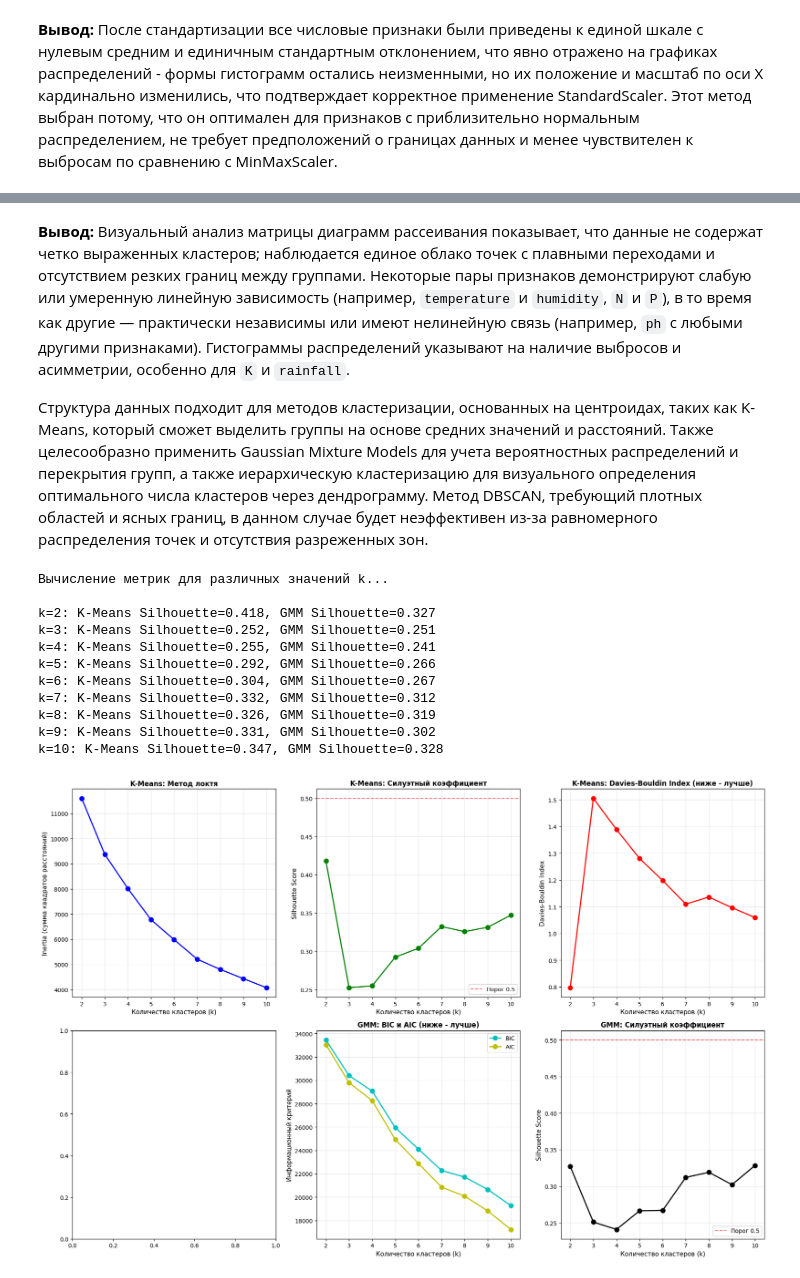
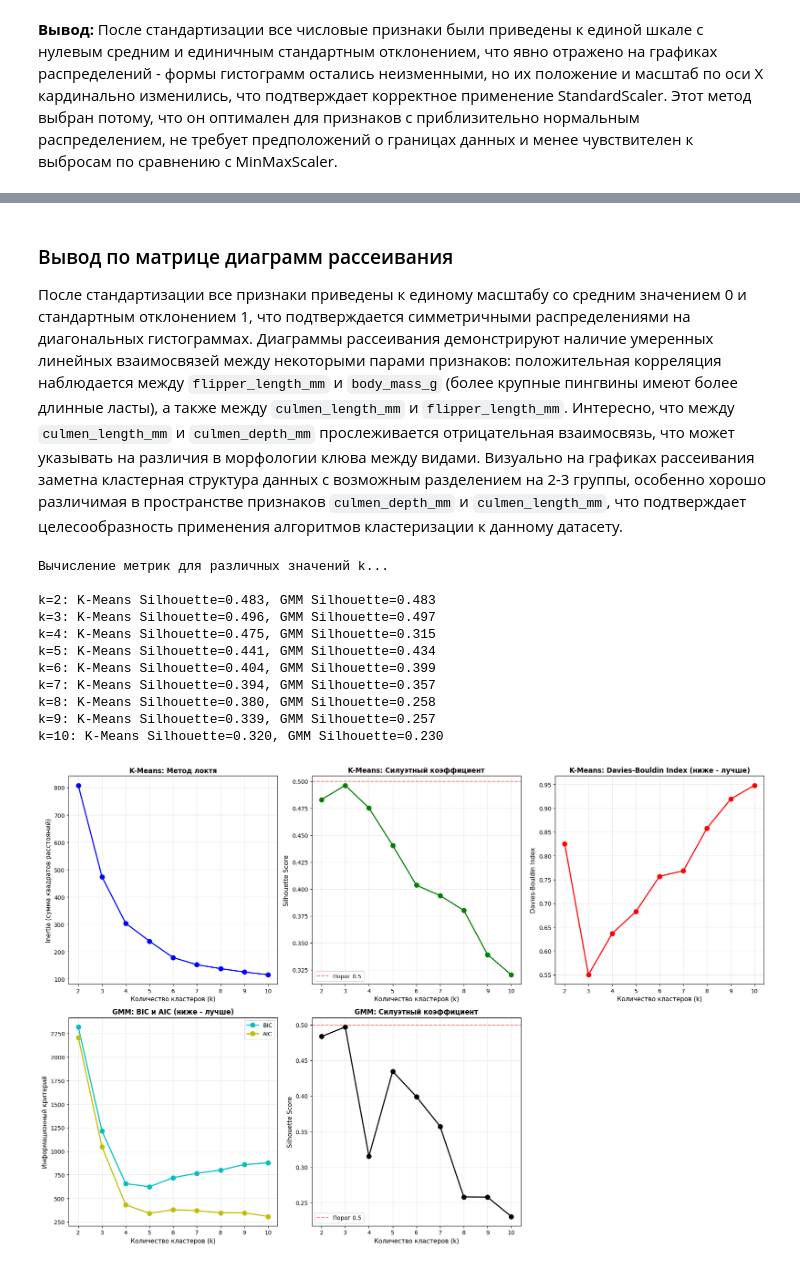
Before and after one commit to vainga/ML_labs, a Jupyter notebook: LAB4/lab4.ipynb, the cells around one changed output, grey strips where cells are left out. Cells and saved outputs as stored; diff of their text form; code cells hidden in the pictures.

```diff
--- a/LAB4/lab4.ipynb
+++ b/LAB4/lab4.ipynb
@@ -78,7 +58,7 @@ from scipy.spatial.distance import cdist
 # %% [markdown]
 <h3>Описательный анализ</h3>
 # %%
-dataset_path = r"F:\ml\datasets\Crop_recommendation.csv"
+dataset_path = r"penguins.csv"
 df = pd.read_csv(dataset_path)
 
 print("Первые строки")
@@ -119,3 +115,3 @@ label          0
 dtype: int64
 # %%
-df = df[(df != 0).all(axis=1)]
+df = df.dropna()
@@ -216,9 +348,9 @@ plt.show()
 # %% [markdown]
-<b>Вывод:</b> Визуальный анализ матрицы диаграмм рассеивания показывает, что данные не содержат четко выраженных кластеров; наблюдается единое облако точек с плавными переходами и отсутствием резких границ между группами. Некоторые пары признаков демонстрируют слабую или умеренную линейную зависимость (например, `temperature` и `humidity`, `N` и `P`), в то время как другие — практически независимы или имеют нелинейную связь (например, `ph` с любыми другими признаками). Гистограммы распределений указывают на наличие выбросов и асимметрии, особенно для `K` и `rainfall`.
+### Вывод по матрице диаграмм рассеивания
 
-Структура данных подходит для методов кластеризации, основанных на центроидах, таких как K-Means, который сможет выделить группы на основе средних значений и расстояний. Также целесообразно применить Gaussian Mixture Models для учета вероятностных распределений и перекрытия групп, а также иерархическую кластеризацию для визуального определения оптимального числа кластеров через дендрограмму. Метод DBSCAN, требующий плотных областей и ясных границ, в данном случае будет неэффективен из-за равномерного распределения точек и отсутствия разреженных зон.
+После стандартизации все признаки приведены к единому масштабу со средним значением 0 и стандартным отклонением 1, что подтверждается симметричными распределениями на диагональных гистограммах. Диаграммы рассеивания демонстрируют наличие умеренных линейных взаимосвязей между некоторыми парами признаков: положительная корреляция наблюдается между `flipper_length_mm` и `body_mass_g` (более крупные пингвины имеют более длинные ласты), а также между `culmen_length_mm` и `flipper_length_mm`. Интересно, что между `culmen_length_mm` и `culmen_depth_mm` прослеживается отрицательная взаимосвязь, что может указывать на различия в морфологии клюва между видами. Визуально на графиках рассеивания заметна кластерная структура данных с возможным разделением на 2-3 группы, особенно хорошо различимая в пространстве признаков `culmen_depth_mm` и `culmen_length_mm`, что подтверждает целесообразность применения алгоритмов кластеризации к данному датасету.
 # %%
-numerical_features = ['N', 'P', 'K', 'temperature', 'humidity', 'ph', 'rainfall']
+numerical_features = ['culmen_length_mm', 'culmen_depth_mm', 'flipper_length_mm', 'body_mass_g']
 X = df_scaled[numerical_features].values
 k_range = range(2, 11)
 
@@ -253,15 +385,15 @@ for k in k_range:
 # %% [output]
 Вычисление метрик для различных значений k...
 
-k=2: K-Means Silhouette=0.418, GMM Silhouette=0.327
-k=3: K-Means Silhouette=0.252, GMM Silhouette=0.251
-k=4: K-Means Silhouette=0.255, GMM Silhouette=0.241
-k=5: K-Means Silhouette=0.292, GMM Silhouette=0.266
-k=6: K-Means Silhouette=0.304, GMM Silhouette=0.267
-k=7: K-Means Silhouette=0.332, GMM Silhouette=0.312
-k=8: K-Means Silhouette=0.326, GMM Silhouette=0.319
-k=9: K-Means Silhouette=0.331, GMM Silhouette=0.302
-k=10: K-Means Silhouette=0.347, GMM Silhouette=0.328
+k=2: K-Means Silhouette=0.483, GMM Silhouette=0.483
+k=3: K-Means Silhouette=0.496, GMM Silhouette=0.497
+k=4: K-Means Silhouette=0.475, GMM Silhouette=0.315
+k=5: K-Means Silhouette=0.441, GMM Silhouette=0.434
+k=6: K-Means Silhouette=0.404, GMM Silhouette=0.399
+k=7: K-Means Silhouette=0.394, GMM Silhouette=0.357
+k=8: K-Means Silhouette=0.380, GMM Silhouette=0.258
+k=9: K-Means Silhouette=0.339, GMM Silhouette=0.257
+k=10: K-Means Silhouette=0.320, GMM Silhouette=0.230
 # %%
 fig, axes = plt.subplots(2, 3, figsize=(18, 12))
 
@@ -271,49 +403,51 @@ axes[0, 0].set_xlabel('Количество кластеров (k)', fontsize=11
 axes[0, 0].set_ylabel('Inertia (сумма квадратов расстояний)', fontsize=11)
 axes[0, 0].set_title('K-Means: Метод локтя', fontsize=12, fontweight='bold')
 axes[0, 0].grid(True, alpha=0.3)
 axes[0, 0].set_xticks(k_range)
 
 # K-Means: Силуэтный анализ
 axes[0, 1].plot(k_range, kmeans_silhouette, 'go-', linewidth=2, markersize=8)
 axes[0, 1].set_xlabel('Количество кластеров (k)', fontsize=11)
 axes[0, 1].set_ylabel('Silhouette Score', fontsize=11)
 axes[0, 1].set_title('K-Means: Силуэтный коэффициент', fontsize=12, fontweight='bold')
 axes[0, 1].grid(True, alpha=0.3)
 axes[0, 1].set_xticks(k_range)
 axes[0, 1].axhline(y=0.5, color='r', linestyle='--', alpha=0.5, label='Порог 0.5')
 axes[0, 1].legend()
 
 # K-Means: Davies-Bouldin Index
 axes[0, 2].plot(k_range, kmeans_davies_bouldin, 'ro-', linewidth=2, markersize=8)
 axes[0, 2].set_xlabel('Количество кластеров (k)', fontsize=11)
 axes[0, 2].set_ylabel('Davies-Bouldin Index', fontsize=11)
 axes[0, 2].set_title('K-Means: Davies-Bouldin Index (ниже - лучше)', fontsize=12, fontweight='bold')
 axes[0, 2].grid(True, alpha=0.3)
 axes[0, 2].set_xticks(k_range)
 
 # GMM: BIC и AIC
-ax_gmm = axes[1, 1]
-ax_gmm.plot(k_range, gmm_bic, 'co-', linewidth=2, markersize=8, label='BIC')
-ax_gmm.plot(k_range, gmm_aic, 'yo-', linewidth=2, markersize=8, label='AIC')
-ax_gmm.set_xlabel('Количество кластеров (k)', fontsize=11)
-ax_gmm.set_ylabel('Информационный критерий', fontsize=11)
-ax_gmm.set_title('GMM: BIC и AIC (ниже - лучше)', fontsize=12, fontweight='bold')
-ax_gmm.grid(True, alpha=0.3)
-ax_gmm.set_xticks(k_range)
-ax_gmm.legend()
+axes[1, 0].plot(k_range, gmm_bic, 'co-', linewidth=2, markersize=8, label='BIC')
+axes[1, 0].plot(k_range, gmm_aic, 'yo-', linewidth=2, markersize=8, label='AIC')
+axes[1, 0].set_xlabel('Количество кластеров (k)', fontsize=11)
+axes[1, 0].set_ylabel('Информационный критерий', fontsize=11)
+axes[1, 0].set_title('GMM: BIC и AIC (ниже - лучше)', fontsize=12, fontweight='bold')
+axes[1, 0].grid(True, alpha=0.3)
+axes[1, 0].set_xticks(k_range)
+axes[1, 0].legend()
 
 # GMM: Силуэтный анализ
-axes[1, 2].plot(k_range, gmm_silhouette, 'ko-', linewidth=2, markersize=8)
-axes[1, 2].set_xlabel('Количество кластеров (k)', fontsize=11)
-axes[1, 2].set_ylabel('Silhouette Score', fontsize=11)
-axes[1, 2].set_title('GMM: Силуэтный коэффициент', fontsize=12, fontweight='bold')
-axes[1, 2].grid(True, alpha=0.3)
-axes[1, 2].set_xticks(k_range)
-axes[1, 2].axhline(y=0.5, color='r', linestyle='--', alpha=0.5, label='Порог 0.5')
-axes[1, 2].legend()
+axes[1, 1].plot(k_range, gmm_silhouette, 'ko-', linewidth=2, markersize=8)
+axes[1, 1].set_xlabel('Количество кластеров (k)', fontsize=11)
+axes[1, 1].set_ylabel('Silhouette Score', fontsize=11)
+axes[1, 1].set_title('GMM: Силуэтный коэффициент', fontsize=12, fontweight='bold')
+axes[1, 1].grid(True, alpha=0.3)
+axes[1, 1].set_xticks(k_range)
+axes[1, 1].axhline(y=0.5, color='r', linestyle='--', alpha=0.5, label='Порог 0.5')
+axes[1, 1].legend()
+
+# Удаляем лишний график
+fig.delaxes(axes[1, 2])
 
 plt.tight_layout()
 plt.show()
 # %% [output]
-[figure, old version]
+[figure, new version]
 # %% [markdown]
```
Also changed, not shown: parts of 22 cells of this notebook, 1 other file.
